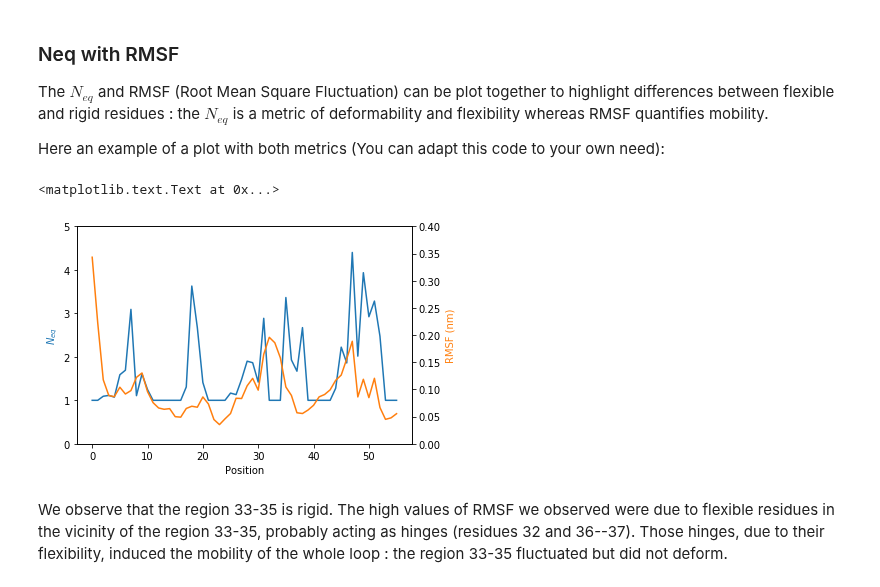
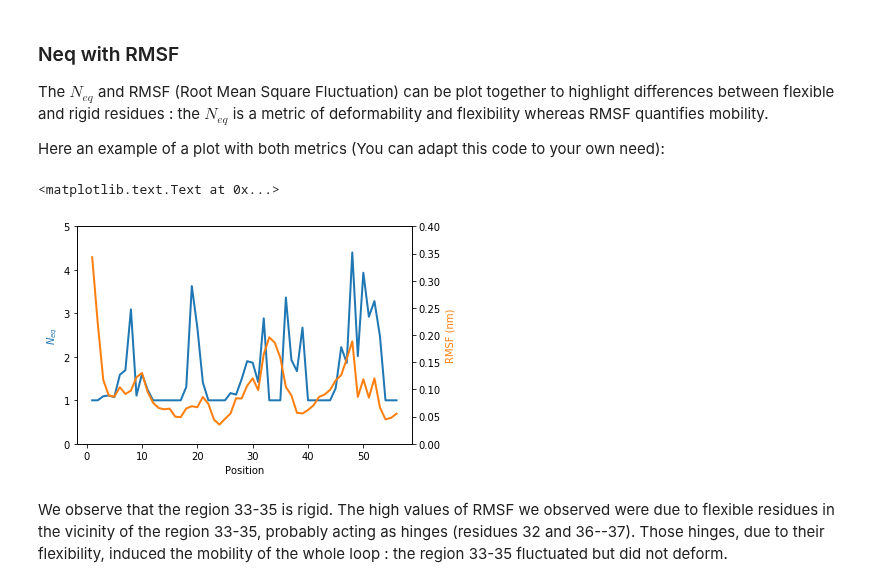
Before and after one commit to pierrepo/PBxplore, a Jupyter notebook: doc/source/notebooks/Deformability.ipynb, the cells around one changed output. Drawn from its saved outputs; the diff is of its cells as text; code cells hidden in the pictures.

```diff
--- a/doc/source/notebooks/Deformability.ipynb
+++ b/doc/source/notebooks/Deformability.ipynb
@@ -138,30 +141,30 @@ Here an example of a plot with both metrics (You can adapt this code to your own
 # %%
 # Let's assume you computed the RMSF (file rmsf.xvg)
 # For this example, the rmsf was computed on the C-alpha and grouped by residue :
 # g_rmsf -s psi_md_traj.gro -f psi_md_traj.xtc -res -o rmsf.xvg (Gromacs 4.6.7)
 
 
 # Read rmsf file (ignore lines which start by '#@' and assume the data are in 2-column,
 # first one the number of residue, 2nd one the rmsf
 rmsf = np.array([line.split() for line in open("../../../demo_doc/rmsf.xvg") if not line[0] in '#@'], dtype=float)
 
 #Generate 2 y-axes who share a same x-axis
 fig, ax1 = plt.subplots()
 ax2 = ax1.twinx()
 
 #Left Axis
-ax1.plot(neq_by_position, color='#1f77b4')
+ax1.plot(rmsf[:,0], neq_by_position, color='#1f77b4', lw=2)
 ax1.set_xlabel('Position')
 ax1.set_ylabel('$N_{eq}$', color='#1f77b4')
 ax1.set_ylim([0.0, 5])
 
 #Right Axis
-ax2.plot(rmsf[:,1],color='#ff7f0e')
+ax2.plot(rmsf[:,0], rmsf[:,1],color='#ff7f0e', lw=2)
 ax2.set_ylim([0.0, 0.4])
 ax2.set_ylabel('RMSF (nm)', color='#ff7f0e')
 # %% [output]
 <matplotlib.text.Text at 0x...>
-[figure, old version]
+[figure, new version]
 # %% [markdown]
 We observe that the region 33-35 is rigid.
 The high values of RMSF we observed  were due to flexible residues in the vicinity of the region 33-35, probably acting as hinges (residues 32 and 36--37).
```
Also changed, not shown: parts of 4 cells of this notebook.
